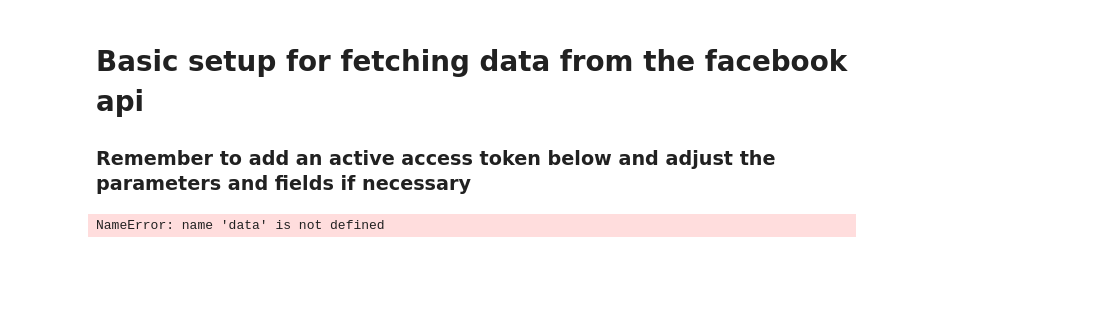
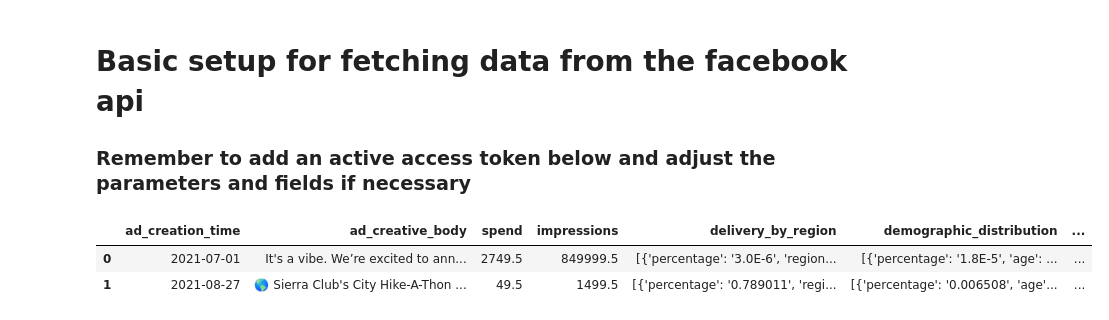
Before and after one commit to lrnz-asnprs/political-ad-api, a Jupyter notebook: notebooks/laurenz_notebook.ipynb, the cells around one changed output. Saved outputs shown, nothing was run; the diff lists cells and outputs as text; code cells hidden in the pictures; blank space fills up the shorter version.

```diff
--- a/notebooks/laurenz_notebook.ipynb
+++ b/notebooks/laurenz_notebook.ipynb
@@ -34,2 +17,10 @@ data = pd.DataFrame(response["data"])
+# %%
+# Returns text file as dataframe with transformations
+preprocess = Preprocessor()
+data = preprocess.file_to_df("..\\data\\generated_dataset.txt")
 # %%
-data
+data.head(2)
+# %% [output]
+|  | ad_creation_time | ad_creative_body | spend | impressions | delivery_by_region | demographic_distribution | ... |
+| 0 | 2021-07-01 | It's a vibe. We’re excited to ann... | 2749.5 | 849999.5 | [{'percentage': '3.0E-6', 'region... | [{'percentage': '1.8E-5', 'age': ... | ... |
+| 1 | 2021-08-27 | 🌎 Sierra Club's City Hike-A-Thon ... | 49.5 | 1499.5 | [{'percentage': '0.789011', 'regi... | [{'percentage': '0.006508', 'age'... | ... |
@@ -91,9 +27,3 @@ data["demographic_distribution"][0]
-# %%
-# Convert date to datetime timestamp object
-data["ad_creation_time"] = pd.to_datetime(data["ad_creation_time"])
-data["ad_creation_time"]
-# %% [output]
-NameError: name 'data' is not defined
 # %%
 '''
 Visualization attempts
```
Also changed, not shown: parts of 18 cells of this notebook, 3 other files.
